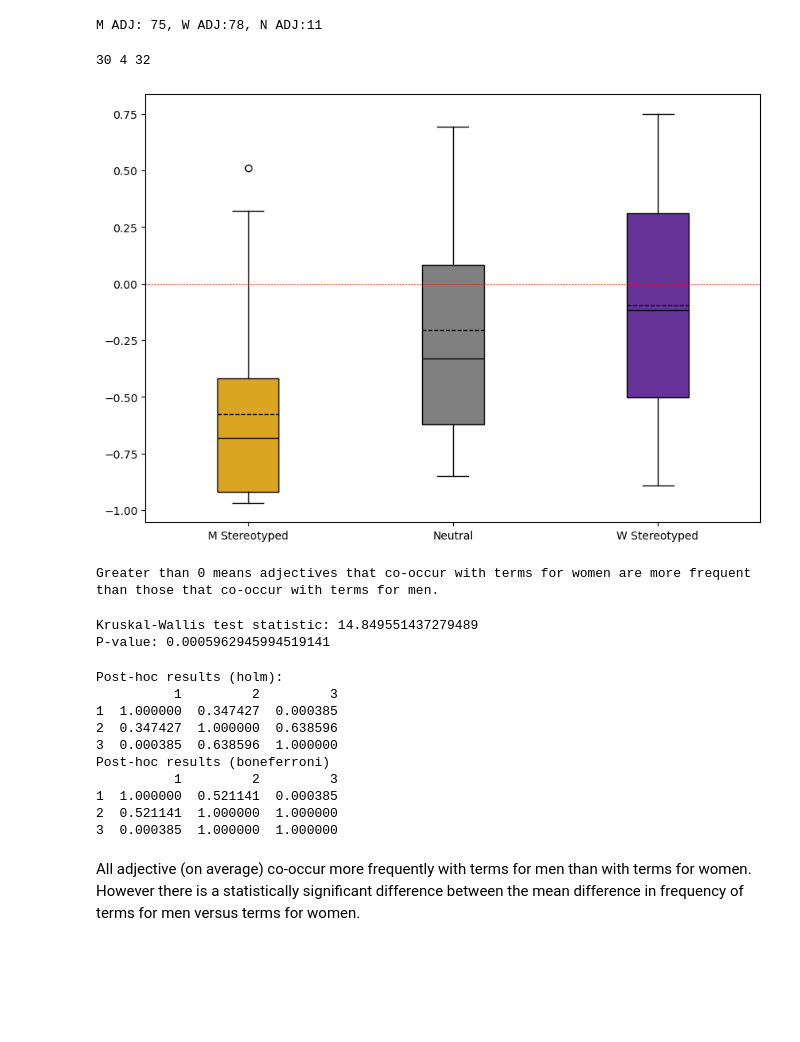
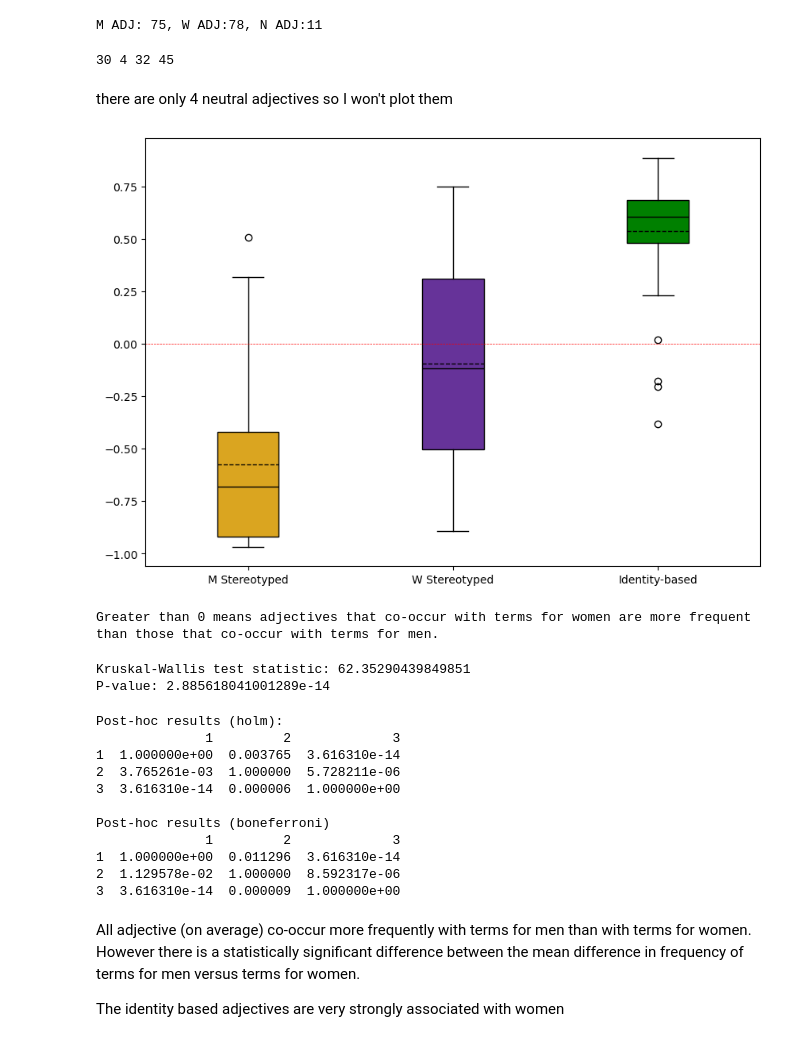
Before and after one commit to katie-warburton/Exploring-Biases-in-Gendered-Categories, a Jupyter notebook: Predicting Markedness/Predicting Frequency Asymmetries.ipynb, the cells around one changed output. Cells and saved outputs as stored; diff of their text form; code cells hidden in the pictures; blank space fills up the shorter version.

Commit message:
Updated analyses + plots

```diff
--- a/Predicting Markedness/Predicting Frequency Asymmetries.ipynb
+++ b/Predicting Markedness/Predicting Frequency Asymmetries.ipynb
@@ -126,11 +126,17 @@ neutral = [col for col in df_adjectives_1.columns if (df_adjectives_1[col] == 2)
 print(f'M ADJ: {len(male_stereotyped)}, W ADJ:{len(female_stereotyped)}, N ADJ:{len(neutral)}')
 # %% [output]
 M ADJ: 75, W ADJ:78, N ADJ:11
+# %%
+import re
+with open('people centric adjs.txt') as f:
+    identity_based = f.readlines()
+identity_based = [re.sub(r'<.>\s*\n*', '', adj) for adj in identity_based]
 # %%
 adj_m = []
 adj_w = []
 adj_n = []
-for adj in male_stereotyped + female_stereotyped + neutral:
+adj_i = []
+for adj in male_stereotyped + female_stereotyped + neutral + identity_based:
     term_m = adj + '<M>'
     term_w = adj + '<W>'
     label = adj
@@ -140,13 +146,6 @@ for adj in male_stereotyped + female_stereotyped + neutral:
         continue
     else:
         diff = freq_w - freq_m
-        # if diff < 0:
-        #     log_diff = -np.log(abs(diff))
-        # elif diff == 0:
-        #     log_diff = 0
-        # else:
-        #     log_diff = np.log(diff)
-        # #log_diff = diff
         if diff == 0:
             norm_diff = 0
         else:
@@ -158,61 +157,69 @@ for adj in male_stereotyped + female_stereotyped + neutral:
             adj_n.append(norm_diff)
         elif adj in female_stereotyped:
             adj_w.append(norm_diff)
-data = [adj_m, adj_n, adj_w]
+        elif adj in identity_based:
+            adj_i.append(norm_diff)
 
-print(len(adj_m),  len(adj_n), len(adj_w),)
+print(len(adj_m),  len(adj_n), len(adj_w), len(adj_i))
 # %% [output]
-30 4 32
+30 4 32 45
+# %%
+data = [adj_m, adj_w, adj_i]
+# %% [markdown]
+there are only 4 neutral adjectives so I won't plot them
 # %%
 fig, ax = plt.subplots(1, 1, figsize =(10, 7))
 
 # Creating plot
 bp = ax.boxplot(data, patch_artist = True, showmeans=True, meanline=True, meanprops={'color':'black', 'linewidth':1})
-plt.xticks([1, 2, 3], ['M Stereotyped', 'Neutral', 'W Stereotyped'])
-colors = ['goldenrod',  'gray',  'rebeccapurple',]
+plt.xticks([1, 2, 3], ['M Stereotyped', 'W Stereotyped', 'Identity-based'])
+colors = ['goldenrod',   'rebeccapurple', 'green']
 for patch, color in zip(bp['boxes'], colors):
     patch.set_facecolor(color)
 for median in bp['medians']:
     median.set(color ='black',
                linewidth = 1)
 ax.add_line(plt.Line2D([0, 4], [0, 0], color='red', linewidth=.5, linestyle='--'))
 
 
 # show plot
 plt.show()
 print('Greater than 0 means adjectives that co-occur with terms for women are more frequent than those that co-occur with terms for men.')
 # %% [output]
-[figure, old version]
+[figure, new version]
 Greater than 0 means adjectives that co-occur with terms for women are more frequent than those that co-occur with terms for men.
 # %%
 from scipy.stats import kruskal
 import scikit_posthocs as sp
 
 # Perform the Kruskal-Wallis H-test
-stat, p_value = kruskal(adj_m, adj_n, adj_w)
+stat, p_value = kruskal(adj_m, adj_w, adj_i)
 
 print(f"Kruskal-Wallis test statistic: {stat}")
 print(f"P-value: {p_value}")
 # %% [output]
-Kruskal-Wallis test statistic: 14.849551437279489
-P-value: 0.0005962945994519141
+Kruskal-Wallis test statistic: 62.35290439849851
+P-value: 2.885618041001289e-14
 # %%
 posthoc_results_h = sp.posthoc_dunn(data, p_adjust='holm')
 posthoc_results_B = sp.posthoc_dunn(data, p_adjust='bonferroni')
 print('Post-hoc results (holm):')
 print(posthoc_results_h)
-print('Post-hoc results (boneferroni)')
+print('\nPost-hoc results (boneferroni)')
 print(posthoc_results_B)
 # %% [output]
 Post-hoc results (holm):
-          1         2         3
-1  1.000000  0.347427  0.000385
-2  0.347427  1.000000  0.638596
-3  0.000385  0.638596  1.000000
+              1         2             3
+1  1.000000e+00  0.003765  3.616310e-14
+2  3.765261e-03  1.000000  5.728211e-06
+3  3.616310e-14  0.000006  1.000000e+00
+
 Post-hoc results (boneferroni)
-          1         2         3
-1  1.000000  0.521141  0.000385
-2  0.521141  1.000000  1.000000
-3  0.000385  1.000000  1.000000
+              1         2             3
+1  1.000000e+00  0.011296  3.616310e-14
+2  1.129578e-02  1.000000  8.592317e-06
+3  3.616310e-14  0.000009  1.000000e+00
 # %% [markdown]
 All adjective (on average) co-occur more frequently with terms for men than with terms for women. However there is a statistically significant difference between the mean difference in frequency of terms for men versus terms for women.
+
+The identity based adjectives are very strongly associated with women
```
Also changed, not shown: parts of 2 cells of this notebook, 1 other file.
